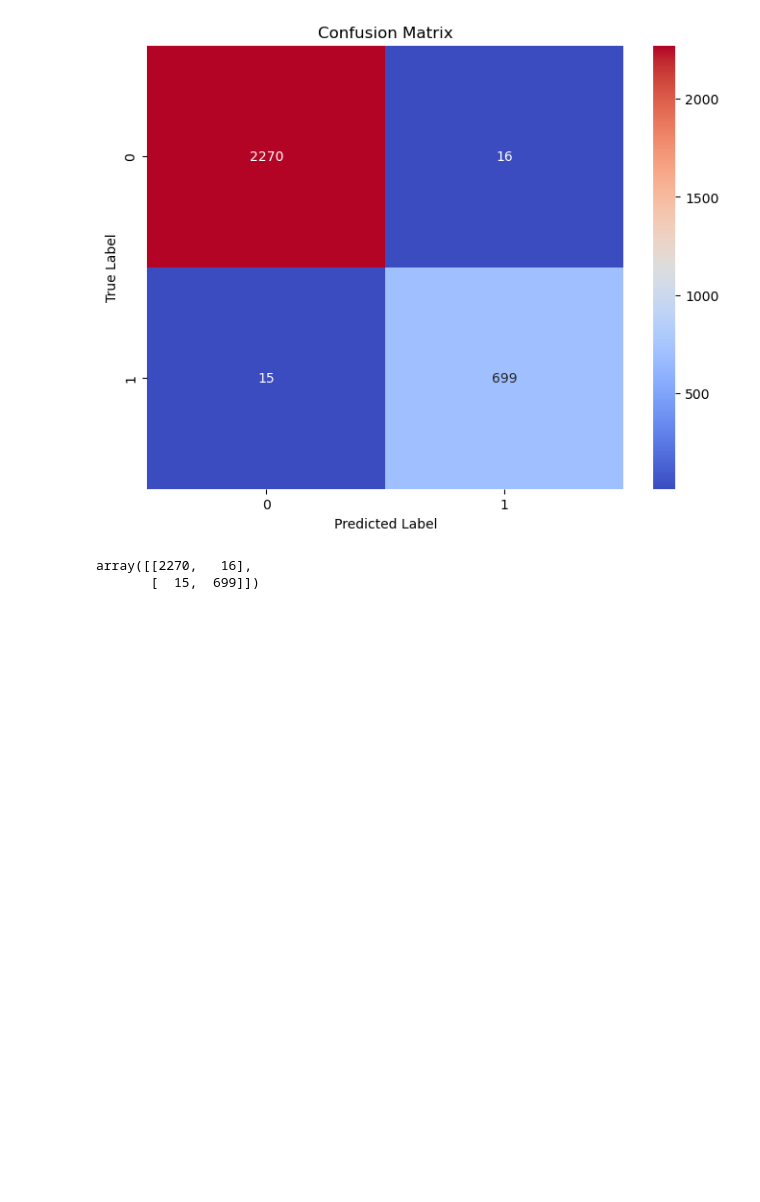
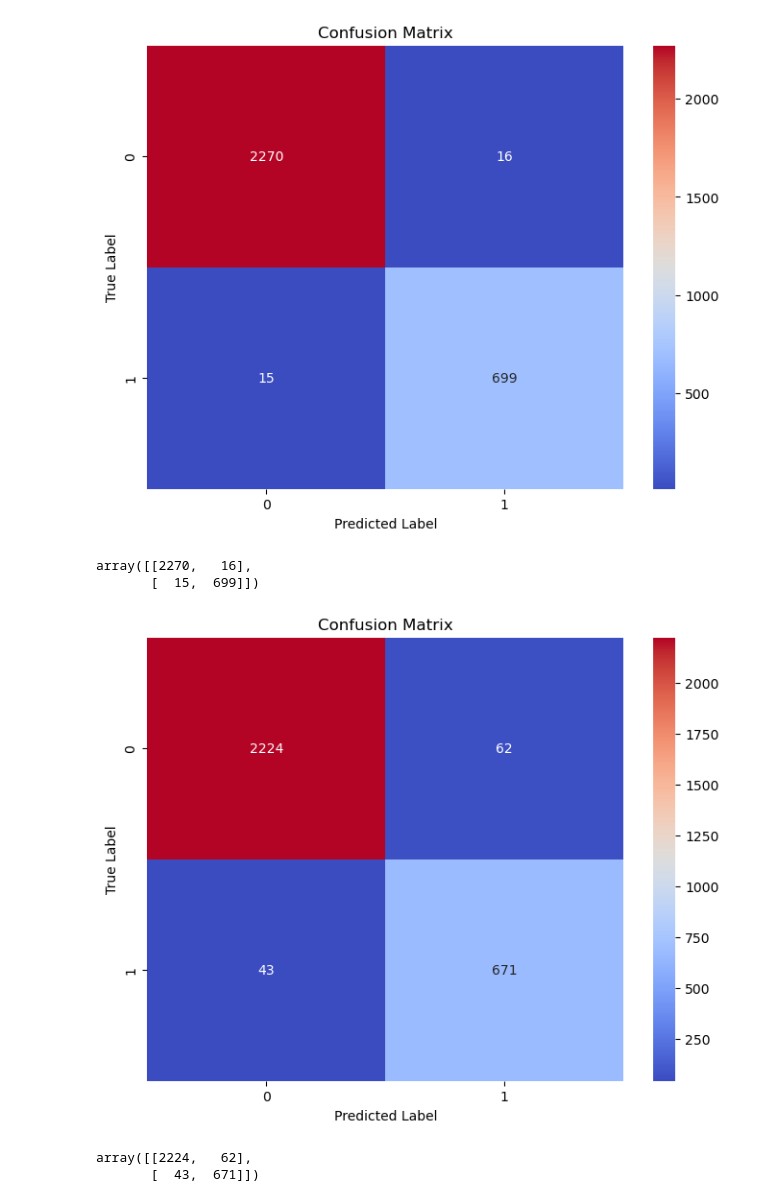
Before and after one commit to khoinguyentm/course-end-3, a Jupyter notebook: main.ipynb, the cells around one changed output. Cells and saved outputs as stored; diff of their text form; code cells hidden in the pictures; blank space fills up the shorter version.

```diff
--- a/main.ipynb
+++ b/main.ipynb
@@ -437,3 +437,9 @@ plot_confusion_matrix(rf_clf, X_test, y_test)
 [figure]
 array([[2270,   16],
        [  15,  699]])
+# %%
+plot_confusion_matrix(gb_clf, X_test, y_test)
+# %% [output]
+[figure, added]
+array([[2224,   62],
+       [  43,  671]])
```
